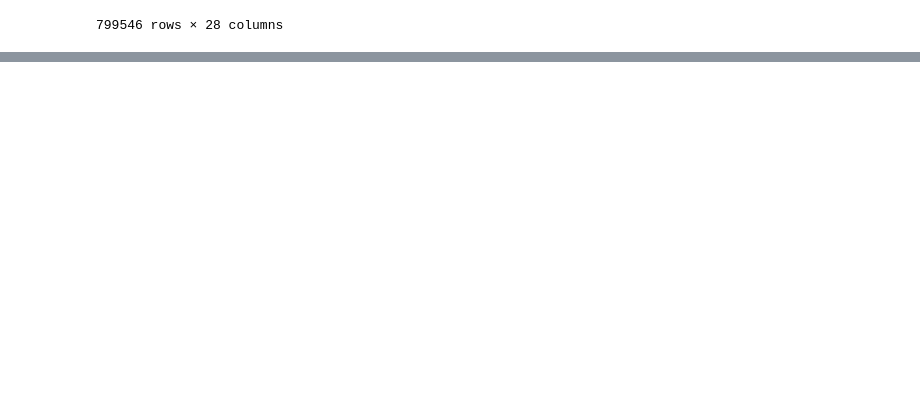
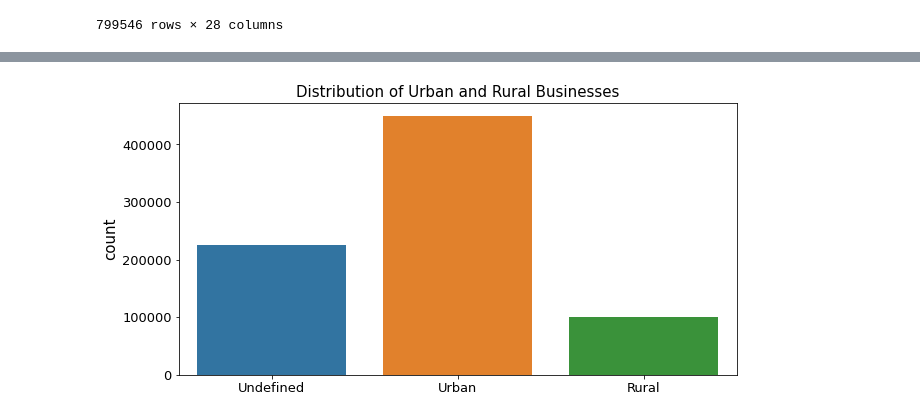
Before and after one commit to CIV2T1PEY/CIV1498-Group-Project, a Jupyter notebook: Python Part 2.ipynb, the cells around one changed output, grey strips where cells are left out. Saved outputs shown, nothing was run; the diff lists cells and outputs as text; code cells hidden in the pictures; blank space fills up the shorter version.

```diff
--- a/Python Part 2.ipynb
+++ b/Python Part 2.ipynb
@@ -686,0 +688,3 @@ merged_df.to_csv('SBAnational_with_industry_added.csv')
+# %%
+merged_df = pd.read_csv('SBAnational_with_industry_added.csv')
+urbanruralzip = pd.read_csv('UrbanRuralZipcodes.csv')
@@ -686,0 +707,3 @@ merged_df.to_csv('SBAnational_with_industry_added.csv')
+# %%
+urbanruralzip_for_merge = urbanruralzip[['zip','migmet']]
+urbanruralzip_for_merge
@@ -686,0 +724,8 @@ merged_df.to_csv('SBAnational_with_industry_added.csv')
+# %%
+merged_with_urban = merged_df.merge(urbanruralzip_for_merge, how='left', left_on = 'Zip', right_on = 'zip')
+merged_with_urban = merged_with_urban.drop(['zip'], axis=1)
+merged_with_urban.rename(columns = {'migmet':'UrbanWorkerPercentage'}, inplace = True)
+urban_df = merged_with_urban.groupby(['UrbanRural']).agg({'UrbanWorkerPercentage': ['mean','count','max','min']})
+urban_df = urban_df.reset_index()
+urban_df['UrbanRural'] = urban_df['UrbanRural'].apply(lambda x: 'Undefined' if x == 0 else x).apply(lambda x: 'Urban' if x == 1 else x).apply(lambda x: 'Rural' if x == 2 else x)
+urban_df
@@ -686,0 +738,12 @@ merged_df.to_csv('SBAnational_with_industry_added.csv')
+# %%
+plt.figure(figsize=(10,5))
+plt.title('Distribution of Urban and Rural Businesses', fontsize = 15)
+y = urban_df['UrbanWorkerPercentage']['count']
+ax3 = sns.barplot(x = 'UrbanRural',y = y,data = urban_df)
+plt.xlabel('', fontsize=15)
+plt.ylabel('count', fontsize=15)
+plt.xticks(fontsize= 13)
+plt.yticks(fontsize= 13)
+plt.savefig('Distribution of Urban and Rural Businesses')
+# %% [output]
+[figure, added]
```
Also changed, not shown: parts of 5 cells of this notebook, 1 other file.
